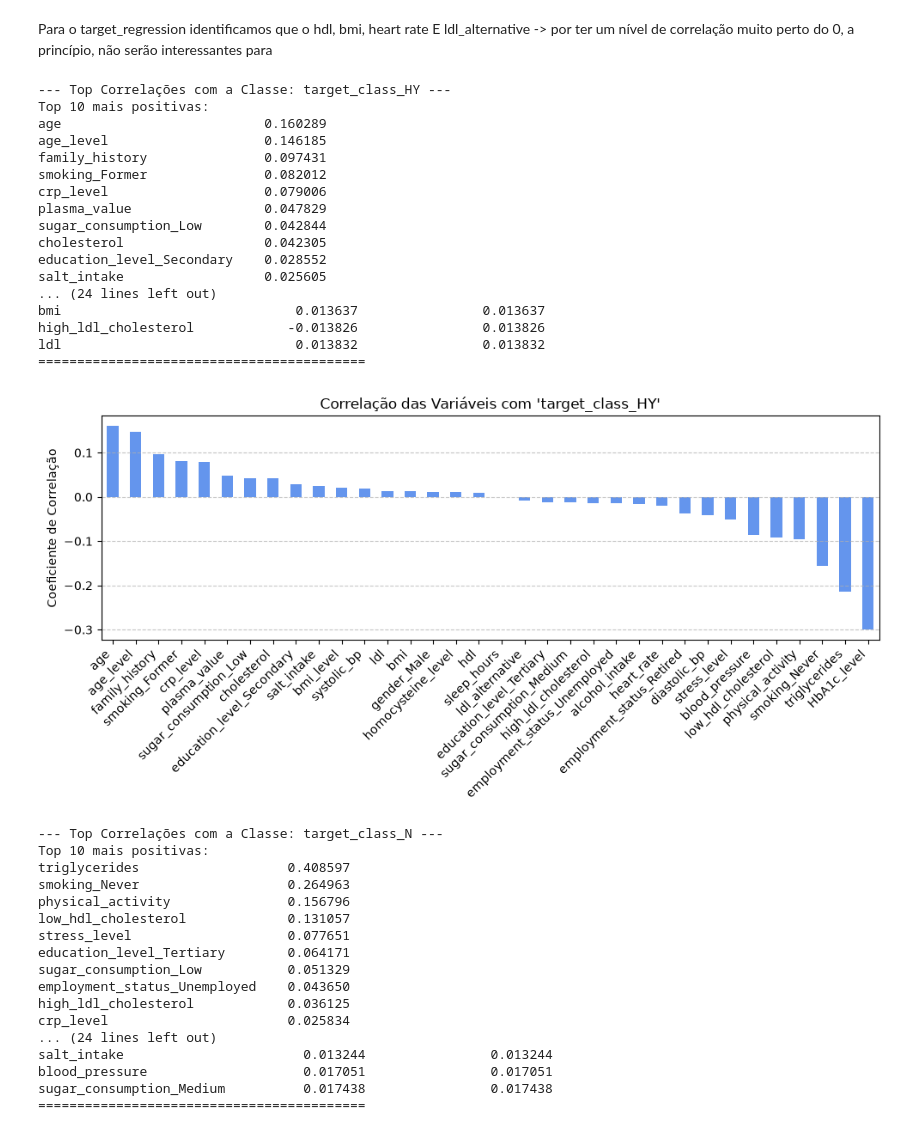
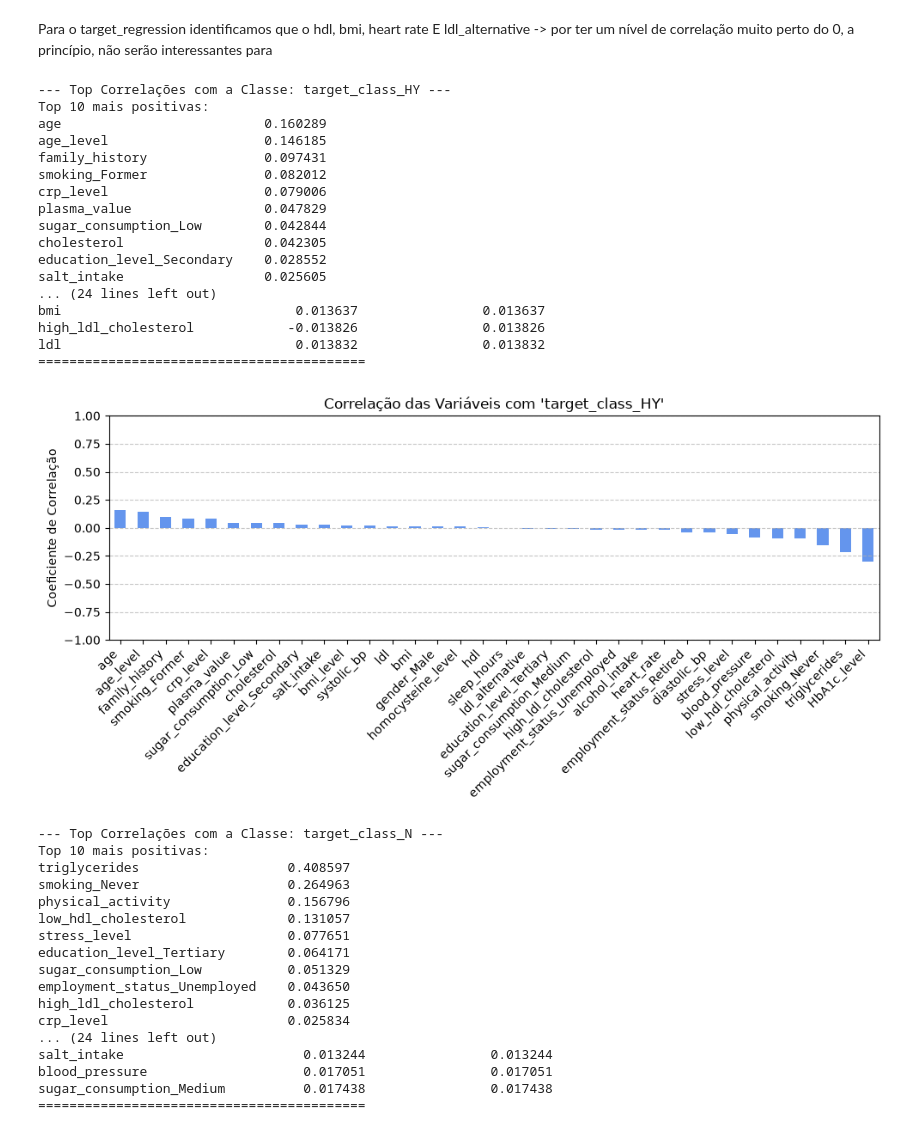
Before and after one commit to GasparAVieira/APRAU, a Jupyter notebook: notebook_grupo01.ipynb, the cells around one changed output. Cells and saved outputs as stored; diff of their text form; code cells hidden in the pictures.

Commit message:
Normalização de gráficos; Adição e alteração de alguns textos e comparação de features.

```diff
--- a/notebook_grupo01.ipynb
+++ b/notebook_grupo01.ipynb
@@ -351,5 +348,10 @@ df = df.drop(columns=columns_to_drop, errors='ignore')
 # %%
-df_graph = df.copy().drop(['target_class_HY', 'target_class_N', 'target_regression'], axis=1)
+# remoção de colunas redundantes ou irrelevantes
+columns_to_drop = ['age_normalized', 'calcium_baseline', 'systolic_index']
+df = df.drop(columns=columns_to_drop, errors='ignore')
+
+# visualização das correlações com o alvo de regressão sem as colunas target_...
+df_graph = df.copy().drop(['target_class_HY', 'target_class_N',], axis=1)
 
 if TARGET_R in df_graph.columns:
   print(
@@ -394,8 +396,6 @@ plt.show()
 # %% [markdown]
 Para o target_regression identificamos que o hdl, bmi, heart rate E ldl_alternative -> por ter um nível de correlação muito perto do 0, a princípio, não serão interessantes para
 # %%
-# normalizar as tabelas das classes entre 1 e -1 para melhor visualização das correlações
-
 df['target_class_DI_HY'] = (~df['target_class_HY']) & (~df['target_class_N'])
 
 target_class_cols = ['target_class_HY', 'target_class_N', 'target_class_DI_HY']
@@ -428,34 +428,39 @@ for t_col in target_class_cols:
         })
         print(result_df)
         print("=" * 42)
 
+        # Gráfico de barras para cada classe
         plt.figure(figsize=(10, 5))
         top_corr.plot(kind="bar", color="cornflowerblue")
+
+        # --- Fixar o eixo Y sempre entre -1 e 1 ---
+        plt.ylim(-1, 1)
+
         plt.title(f"Correlação das Variáveis com '{t_col}'")
         plt.ylabel("Coeficiente de Correlação")
         plt.xticks(rotation=45, ha="right")
         plt.grid(axis="y", linestyle="--", alpha=0.7)
         plt.tight_layout()
         plt.show()
 # %% [output]
 --- Top Correlações com a Classe: target_class_HY ---
 Top 10 mais positivas:
 age                          0.160289
 age_level                    0.146185
 family_history               0.097431
 smoking_Former               0.082012
 crp_level                    0.079006
 plasma_value                 0.047829
 sugar_consumption_Low        0.042844
 cholesterol                  0.042305
 education_level_Secondary    0.028552
 salt_intake                  0.025605
 ... (24 lines left out)
 bmi                              0.013637                0.013637
 high_ldl_cholesterol            -0.013826                0.013826
 ldl                              0.013832                0.013832
 ==========================================
-[figure, old version]
+[figure, new version]
 --- Top Correlações com a Classe: target_class_N ---
 Top 10 mais positivas:
 triglycerides                   0.408597
```
Also changed, not shown: parts of 8 cells of this notebook.
